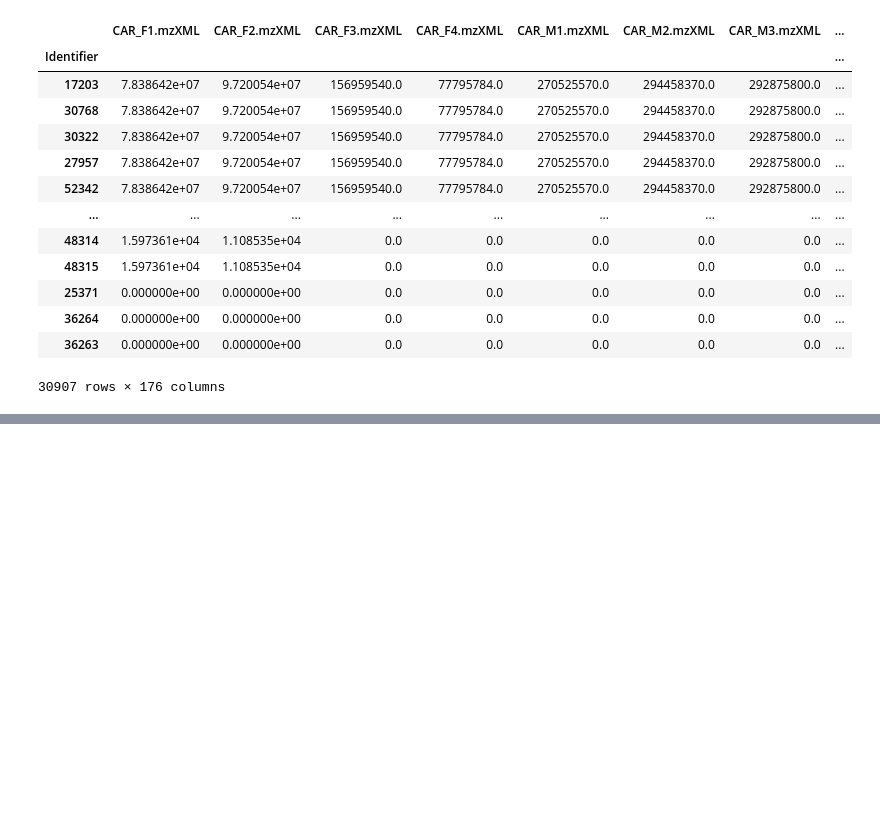
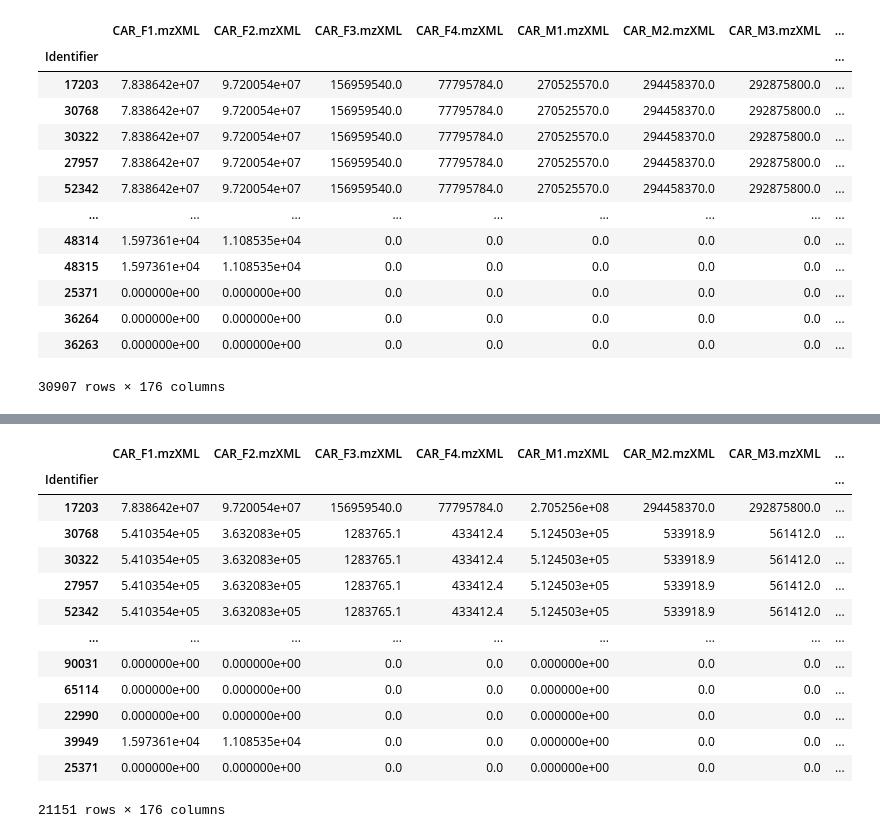
Before and after one commit to glasgowcompbio/pyMultiOmics, a Jupyter notebook: notebooks/analysis_zebrafish-related_chebi.ipynb, the cells around one changed output, grey strips where cells are left out. Drawn from its saved outputs; the diff is of its cells as text; code cells hidden in the pictures; blank space fills up the shorter version.

```diff
--- a/notebooks/analysis_zebrafish-related_chebi.ipynb
+++ b/notebooks/analysis_zebrafish-related_chebi.ipynb
@@ -404,0 +594,17 @@ fly_related_chebi
+# %%
+fly_new_data
+# %% [output]
+|  | CAR_F1.mzXML | CAR_F2.mzXML | CAR_F3.mzXML | CAR_F4.mzXML | CAR_M1.mzXML | CAR_M2.mzXML | CAR_M3.mzXML | ... |
+| Identifier |  |  |  |  |  |  |  | ... |
+| 17203 | 7.838642e+07 | 9.720054e+07 | 156959540.0 | 77795784.0 | 2.705256e+08 | 294458370.0 | 292875800.0 | ... |
+| 30768 | 5.410354e+05 | 3.632083e+05 | 1283765.1 | 433412.4 | 5.124503e+05 | 533918.9 | 561412.0 | ... |
+| 30322 | 5.410354e+05 | 3.632083e+05 | 1283765.1 | 433412.4 | 5.124503e+05 | 533918.9 | 561412.0 | ... |
+| 27957 | 5.410354e+05 | 3.632083e+05 | 1283765.1 | 433412.4 | 5.124503e+05 | 533918.9 | 561412.0 | ... |
+| 52342 | 5.410354e+05 | 3.632083e+05 | 1283765.1 | 433412.4 | 5.124503e+05 | 533918.9 | 561412.0 | ... |
+| ... | ... | ... | ... | ... | ... | ... | ... | ... |
+| 90031 | 0.000000e+00 | 0.000000e+00 | 0.0 | 0.0 | 0.000000e+00 | 0.0 | 0.0 | ... |
+| 65114 | 0.000000e+00 | 0.000000e+00 | 0.0 | 0.0 | 0.000000e+00 | 0.0 | 0.0 | ... |
+| 22990 | 0.000000e+00 | 0.000000e+00 | 0.0 | 0.0 | 0.000000e+00 | 0.0 | 0.0 | ... |
+| 39949 | 1.597361e+04 | 1.108535e+04 | 0.0 | 0.0 | 0.000000e+00 | 0.0 | 0.0 | ... |
+| 25371 | 0.000000e+00 | 0.000000e+00 | 0.0 | 0.0 | 0.000000e+00 | 0.0 | 0.0 | ... |
+21151 rows × 176 columns
```
Also changed, not shown: parts of 31 cells of this notebook, 5 other files.
